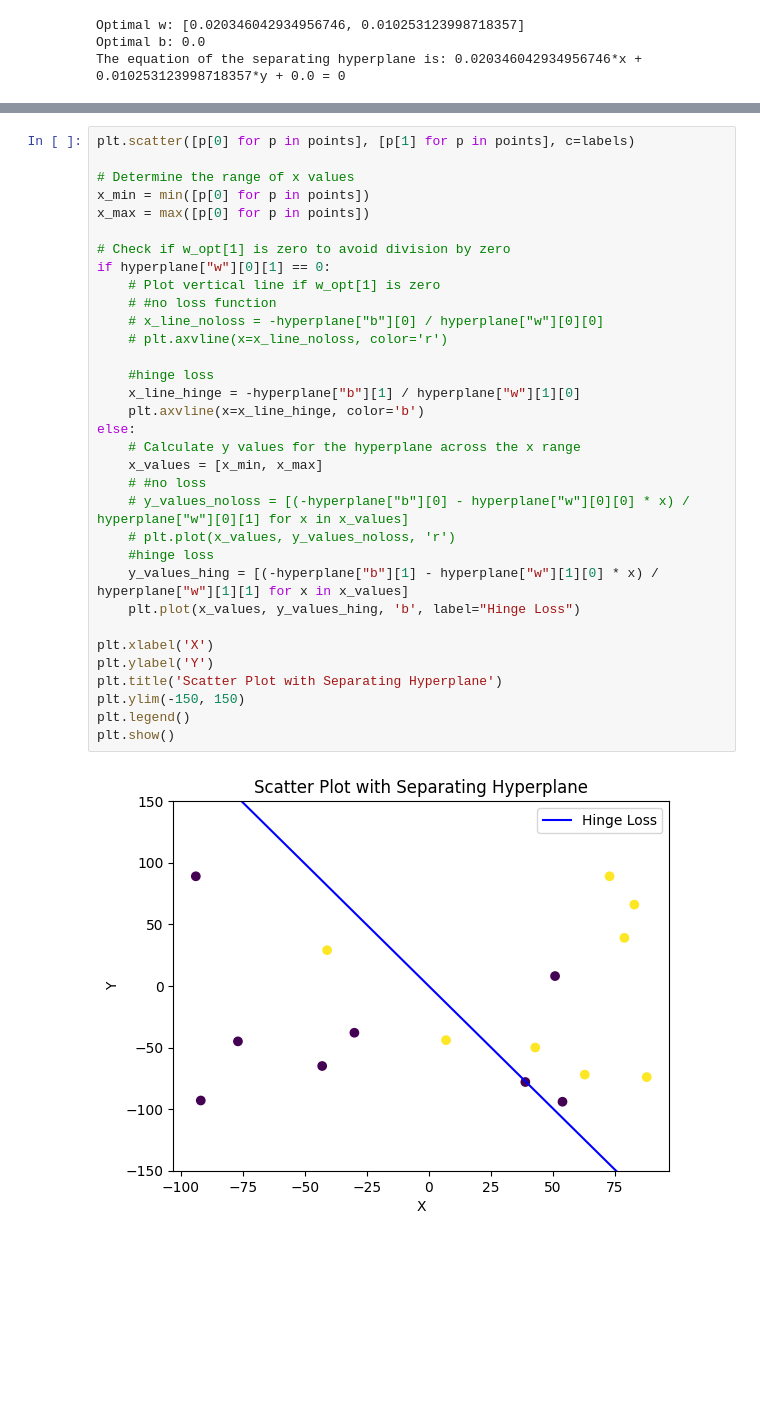
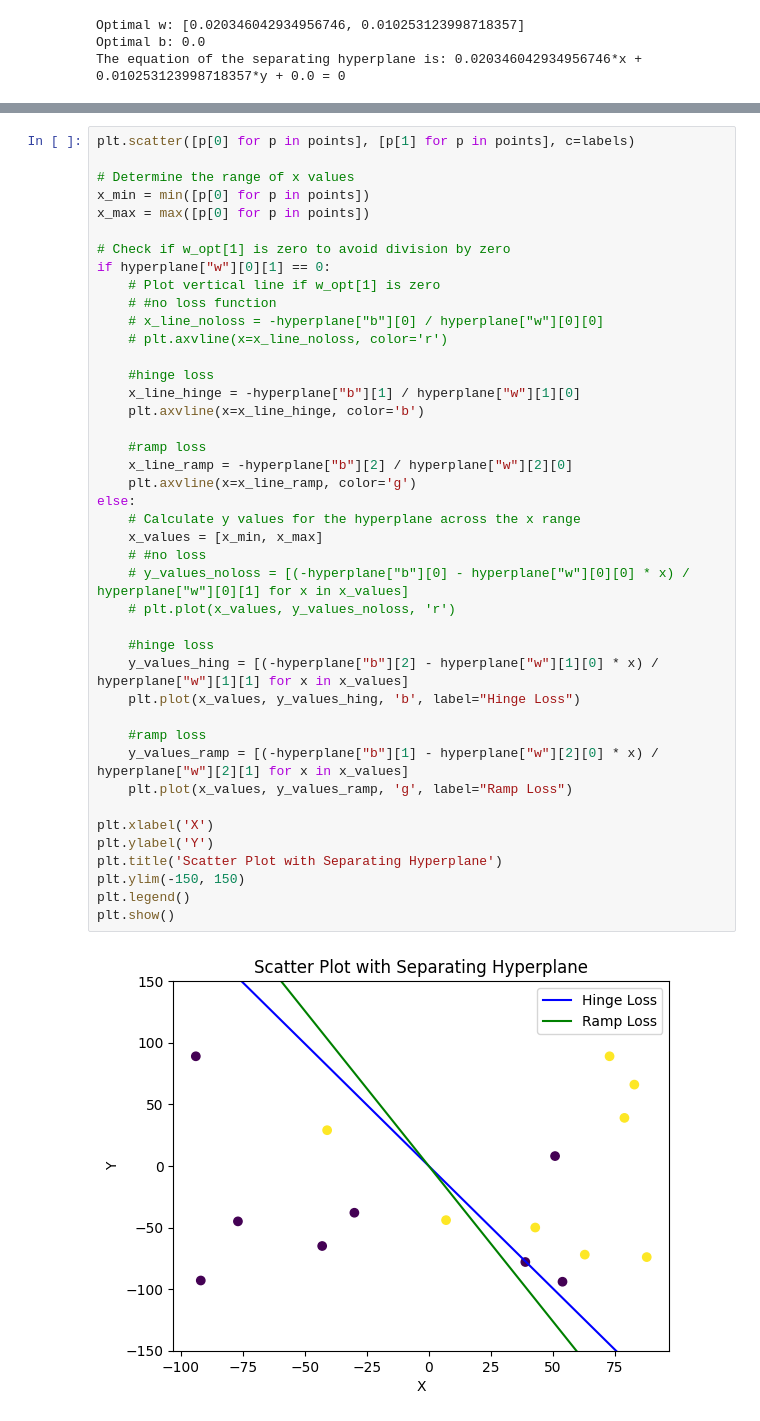
Before and after one commit to dbenayoun/IASD, a Jupyter notebook: Projet_optimisation_SVM.ipynb, the cells around one changed output, grey strips where cells are left out. Saved outputs shown, nothing was run; the diff lists cells and outputs as text; blank space fills up the shorter version.

```diff
--- a/Projet_optimisation_SVM.ipynb
+++ b/Projet_optimisation_SVM.ipynb
@@ -146,32 +210,41 @@ plt.scatter([p[0] for p in points], [p[1] for p in points], c=labels)
 # Determine the range of x values
 x_min = min([p[0] for p in points])
 x_max = max([p[0] for p in points])
 
 # Check if w_opt[1] is zero to avoid division by zero
 if hyperplane["w"][0][1] == 0:
     # Plot vertical line if w_opt[1] is zero
     # #no loss function
     # x_line_noloss = -hyperplane["b"][0] / hyperplane["w"][0][0]
     # plt.axvline(x=x_line_noloss, color='r')
 
     #hinge loss
     x_line_hinge = -hyperplane["b"][1] / hyperplane["w"][1][0]
     plt.axvline(x=x_line_hinge, color='b')
+
+    #ramp loss
+    x_line_ramp = -hyperplane["b"][2] / hyperplane["w"][2][0]
+    plt.axvline(x=x_line_ramp, color='g')
 else:
     # Calculate y values for the hyperplane across the x range
     x_values = [x_min, x_max]
     # #no loss
     # y_values_noloss = [(-hyperplane["b"][0] - hyperplane["w"][0][0] * x) / hyperplane["w"][0][1] for x in x_values]
     # plt.plot(x_values, y_values_noloss, 'r')
+
     #hinge loss
-    y_values_hing = [(-hyperplane["b"][1] - hyperplane["w"][1][0] * x) / hyperplane["w"][1][1] for x in x_values]
+    y_values_hing = [(-hyperplane["b"][2] - hyperplane["w"][1][0] * x) / hyperplane["w"][1][1] for x in x_values]
     plt.plot(x_values, y_values_hing, 'b', label="Hinge Loss")
+
+    #ramp loss
+    y_values_ramp = [(-hyperplane["b"][1] - hyperplane["w"][2][0] * x) / hyperplane["w"][2][1] for x in x_values]
+    plt.plot(x_values, y_values_ramp, 'g', label="Ramp Loss")
 
 plt.xlabel('X')
 plt.ylabel('Y')
 plt.title('Scatter Plot with Separating Hyperplane')
 plt.ylim(-150, 150)
 plt.legend()
 plt.show()
 # %% [output]
-[figure, old version]
+[figure, new version]
```
Also changed, not shown: parts of 6 cells of this notebook.
